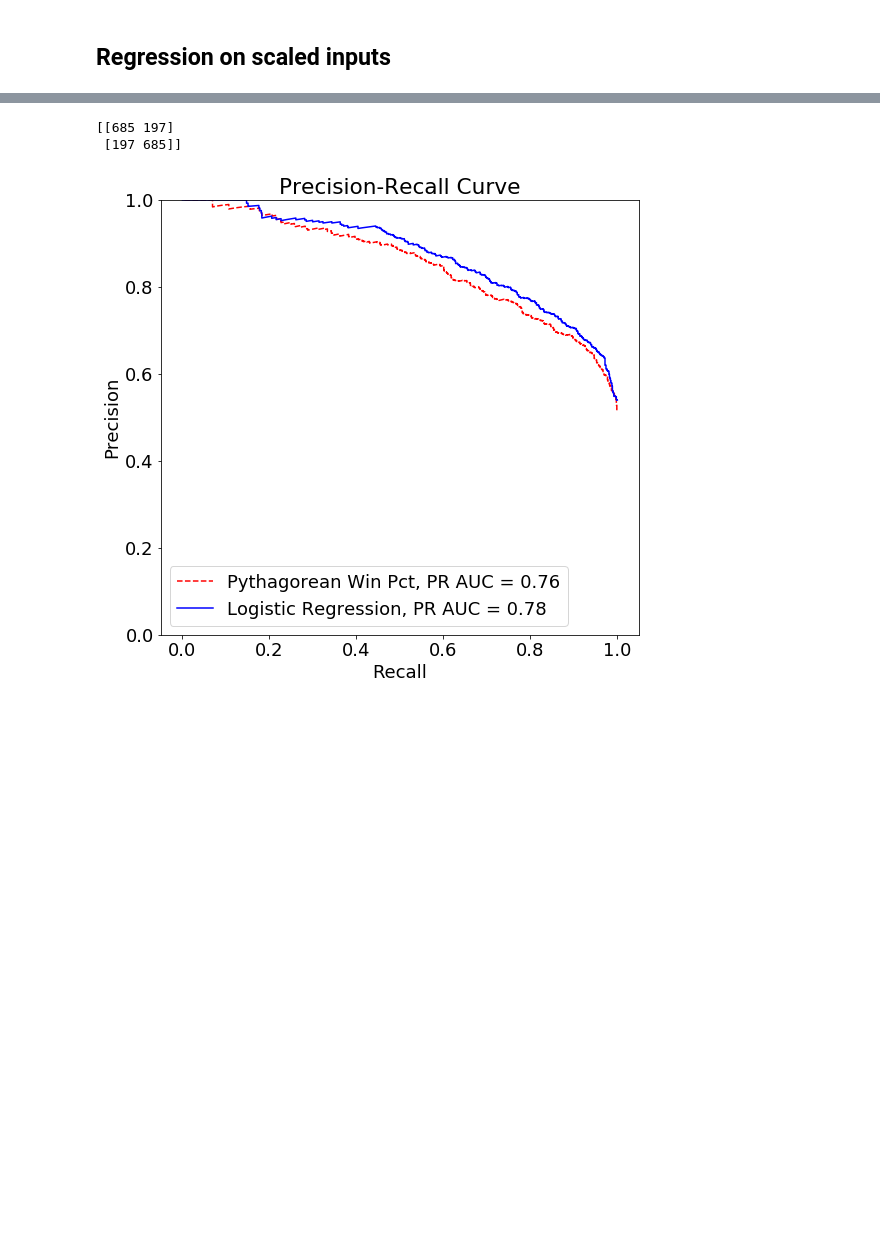
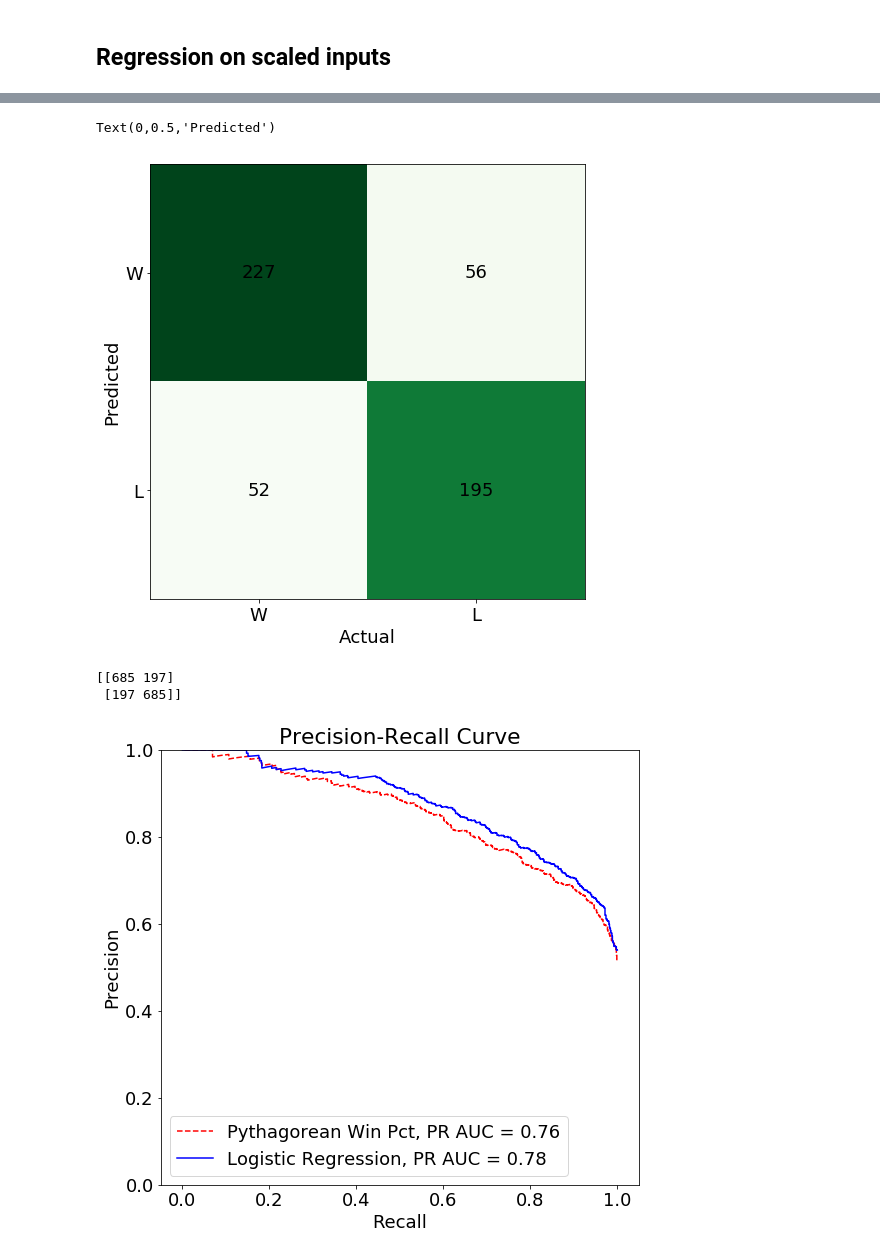
Before and after one commit to gshau/madBrackets, a Jupyter notebook: gameAnalysis.ipynb, the cells around one changed output, grey strips where cells are left out. Saved outputs shown, nothing was run; the diff lists cells and outputs as text; code cells hidden in the pictures; blank space fills up the shorter version.

```diff
--- a/gameAnalysis.ipynb
+++ b/gameAnalysis.ipynb
@@ -181,3 +192,28 @@ ax.set_aspect(1)
+# %%
+fig = plt.figure()
+plt.clf()
+ax = fig.add_subplot(111)
+ax.set_aspect(1)
+conf_arr=confusion_matrix(y_test,model.predict(X_test))
+res = plt.imshow(conf_arr,cmap='Greens')
+
+width, height = conf_arr.shape
+
+for x in range(width):
+    for y in range(height):
+        ax.annotate(str(conf_arr[x][y]), xy=(y, x),
+                    horizontalalignment='center',
+                    verticalalignment='center')
+
+# cb = fig.colorbar(res)
+alphabet = 'WL'
+plt.xticks(range(width), alphabet[:width])
+plt.yticks(range(height), alphabet[:height])
+plt.xlabel('Actual')
+plt.ylabel('Predicted')
+# %% [output]
+Text(0,0.5,'Predicted')
+[figure, added]
 # %%
 from sklearn.metrics import confusion_matrix, roc_curve, roc_auc_score,precision_recall_curve, precision_score
 print(confusion_matrix(y,model.predict(X)))
```
Also changed, not shown: parts of 4 cells of this notebook, 10 other files.
